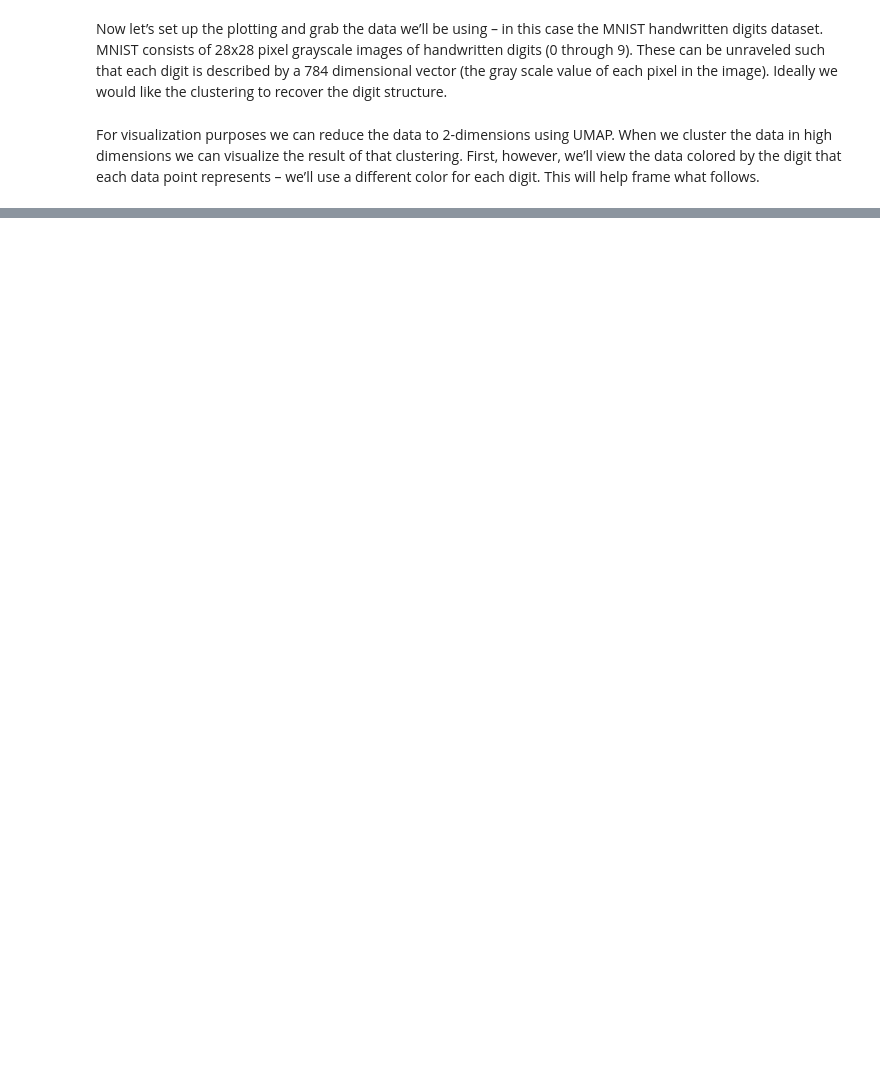
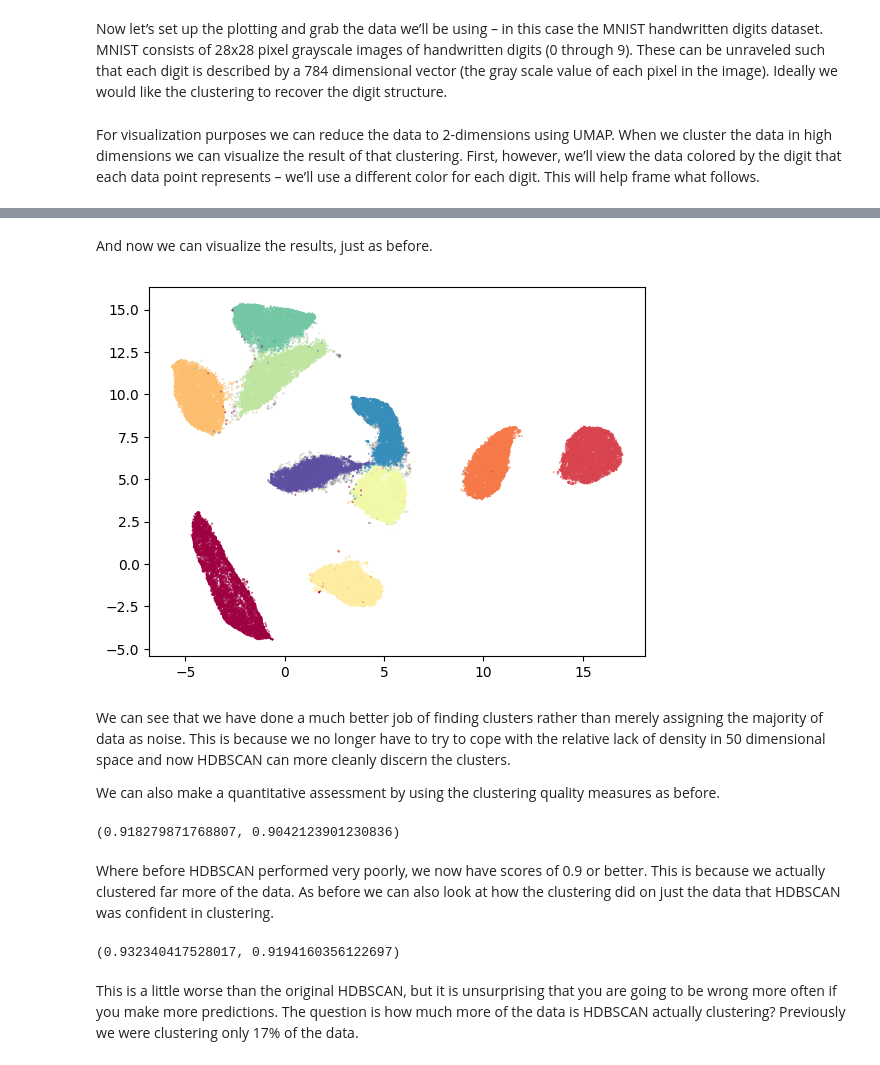
Before and after one commit to BissuelD/PyEMMA, a Jupyter notebook: notebooks/umap/using_umap_for_clustering.ipynb, the cells around one changed output, grey strips where cells are left out. Cells and saved outputs as stored; diff of their text form; code cells hidden in the pictures; blank space fills up the shorter version.

```diff
--- a/notebooks/umap/using_umap_for_clustering.ipynb
+++ b/notebooks/umap/using_umap_for_clustering.ipynb
@@ -34,0 +128,41 @@ plt.scatter(standard_embedding[:, 0], standard_embedding[:, 1], c=mnist.target.a
+# %%
+labels = hdbscan.HDBSCAN(
+    min_samples=10,
+    min_cluster_size=500,
+).fit_predict(clusterable_embedding)
+# %% [markdown]
+And now we can visualize the results, just as before.
+# %%
+clustered = (labels >= 0)
+plt.scatter(standard_embedding[~clustered, 0],
+            standard_embedding[~clustered, 1],
+            color=(0.5, 0.5, 0.5),
+            s=0.1,
+            alpha=0.5)
+plt.scatter(standard_embedding[clustered, 0],
+            standard_embedding[clustered, 1],
+            c=labels[clustered],
+            s=0.1,
+            cmap='Spectral');
+# %% [output]
+[figure, added]
+# %% [markdown]
+We can see that we have done a much better job of finding clusters rather than merely assigning the majority of data as noise. This is because we no longer have to try to cope with the relative lack of density in 50 dimensional space and now HDBSCAN can more cleanly discern the clusters.
+
+We can also make a quantitative assessment by using the clustering quality measures as before.
+# %%
+adjusted_rand_score(mnist.target, labels), adjusted_mutual_info_score(mnist.target, labels)
+# %% [output]
+(0.918279871768807, 0.9042123901230836)
+# %% [markdown]
+Where before HDBSCAN performed very poorly, we now have scores of 0.9 or better. This is because we actually clustered far more of the data. As before we can also look at how the clustering did on just the data that HDBSCAN was confident in clustering.
+# %%
+clustered = (labels >= 0)
+(
+    adjusted_rand_score(mnist.target[clustered], labels[clustered]),
+    adjusted_mutual_info_score(mnist.target[clustered], labels[clustered])
+)
+# %% [output]
+(0.932340417528017, 0.9194160356122697)
+# %% [markdown]
+This is a little worse than the original HDBSCAN, but it is unsurprising that you are going to be wrong more often if you make more predictions. The question is how much more of the data is HDBSCAN actually clustering? Previously we were clustering only 17% of the data.
```
Also changed, not shown: parts of 26 cells of this notebook.
